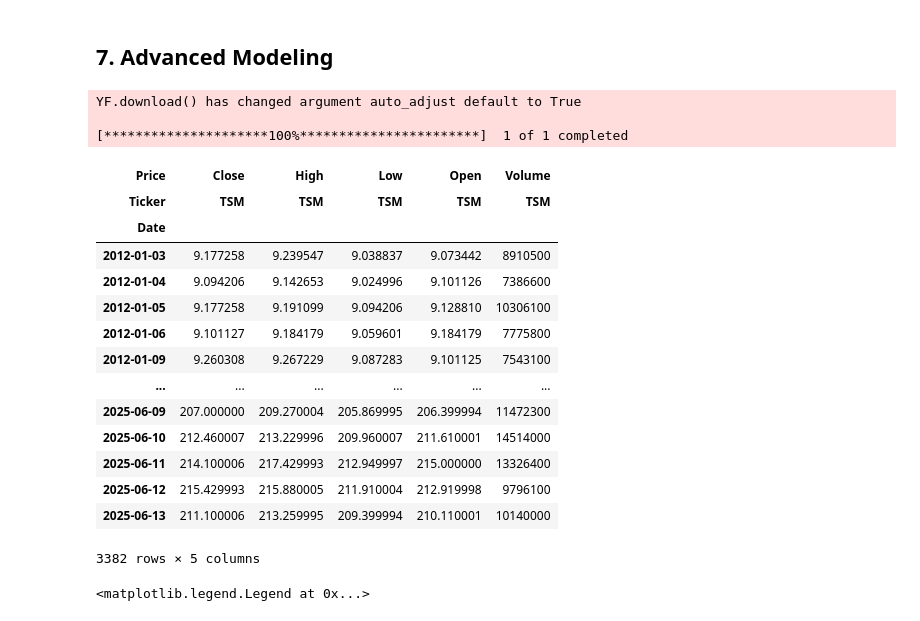
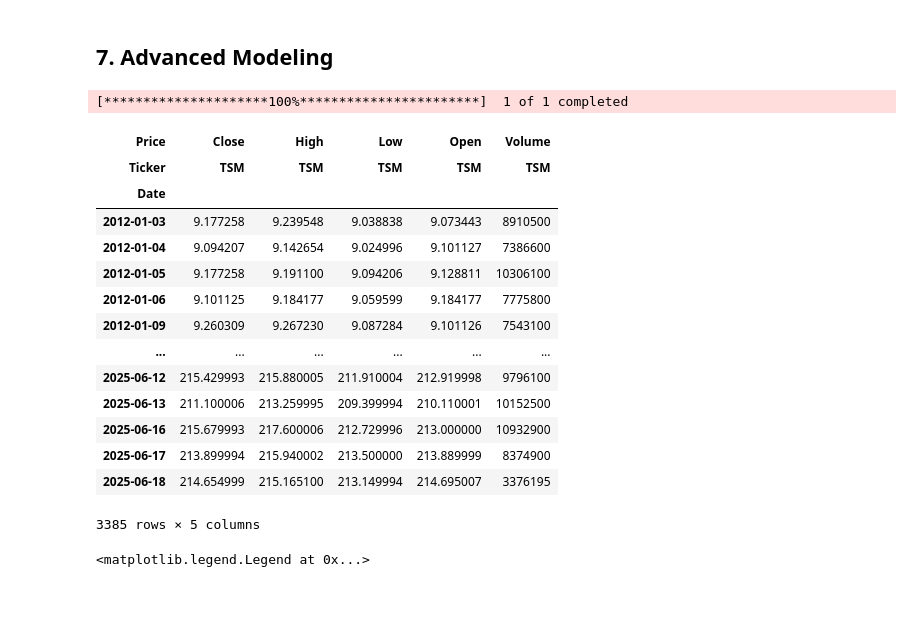
Before and after one commit to Khoaph1709/Stock-Analysis-Using-Python, a Jupyter notebook: notebooks/stock-market-analysis-final.ipynb, the cells around one changed output. Saved outputs shown, nothing was run; the diff lists cells and outputs as text; code cells hidden in the pictures.

```diff
--- a/notebooks/stock-market-analysis-final.ipynb
+++ b/notebooks/stock-market-analysis-final.ipynb
@@ -703,28 +633,26 @@ STOCK EVALUATION SUMMARY
 # %% [markdown]
 ## 7. Advanced Modeling
 # %%
-df = yf.download('TSM', start='2012-01-01', end=datetime.now())
+df = yf.download('TSM', start='2012-01-01', end=datetime.now(), auto_adjust=True)
 
 df
 # %% [output]
-YF.download() has changed argument auto_adjust default to True
-
 [*********************100%***********************]  1 of 1 completed
 | Price | Close | High | Low | Open | Volume |
 | Ticker | TSM | TSM | TSM | TSM | TSM |
 | Date |  |  |  |  |  |
-| 2012-01-03 | 9.177258 | 9.239547 | 9.038837 | 9.073442 | 8910500 |
-| 2012-01-04 | 9.094206 | 9.142653 | 9.024996 | 9.101126 | 7386600 |
-| 2012-01-05 | 9.177258 | 9.191099 | 9.094206 | 9.128810 | 10306100 |
-| 2012-01-06 | 9.101127 | 9.184179 | 9.059601 | 9.184179 | 7775800 |
-| 2012-01-09 | 9.260308 | 9.267229 | 9.087283 | 9.101125 | 7543100 |
+| 2012-01-03 | 9.177258 | 9.239548 | 9.038838 | 9.073443 | 8910500 |
+| 2012-01-04 | 9.094207 | 9.142654 | 9.024996 | 9.101127 | 7386600 |
+| 2012-01-05 | 9.177258 | 9.191100 | 9.094206 | 9.128811 | 10306100 |
+| 2012-01-06 | 9.101125 | 9.184177 | 9.059599 | 9.184177 | 7775800 |
+| 2012-01-09 | 9.260309 | 9.267230 | 9.087284 | 9.101126 | 7543100 |
 | ... | ... | ... | ... | ... | ... |
-| 2025-06-09 | 207.000000 | 209.270004 | 205.869995 | 206.399994 | 11472300 |
-| 2025-06-10 | 212.460007 | 213.229996 | 209.960007 | 211.610001 | 14514000 |
-| 2025-06-11 | 214.100006 | 217.429993 | 212.949997 | 215.000000 | 13326400 |
 | 2025-06-12 | 215.429993 | 215.880005 | 211.910004 | 212.919998 | 9796100 |
-| 2025-06-13 | 211.100006 | 213.259995 | 209.399994 | 210.110001 | 10140000 |
+| 2025-06-13 | 211.100006 | 213.259995 | 209.399994 | 210.110001 | 10152500 |
+| 2025-06-16 | 215.679993 | 217.600006 | 212.729996 | 213.000000 | 10932900 |
+| 2025-06-17 | 213.899994 | 215.940002 | 213.500000 | 213.889999 | 8374900 |
+| 2025-06-18 | 214.654999 | 215.165100 | 213.149994 | 214.695007 | 3376195 |
-3382 rows × 5 columns
+3385 rows × 5 columns
 # %%
 plt.figure(figsize=(14, 7))
 plt.plot(df['Close'], label='TSM Close Price')
```
Also changed, not shown: parts of 8 cells of this notebook, 1 other file.
